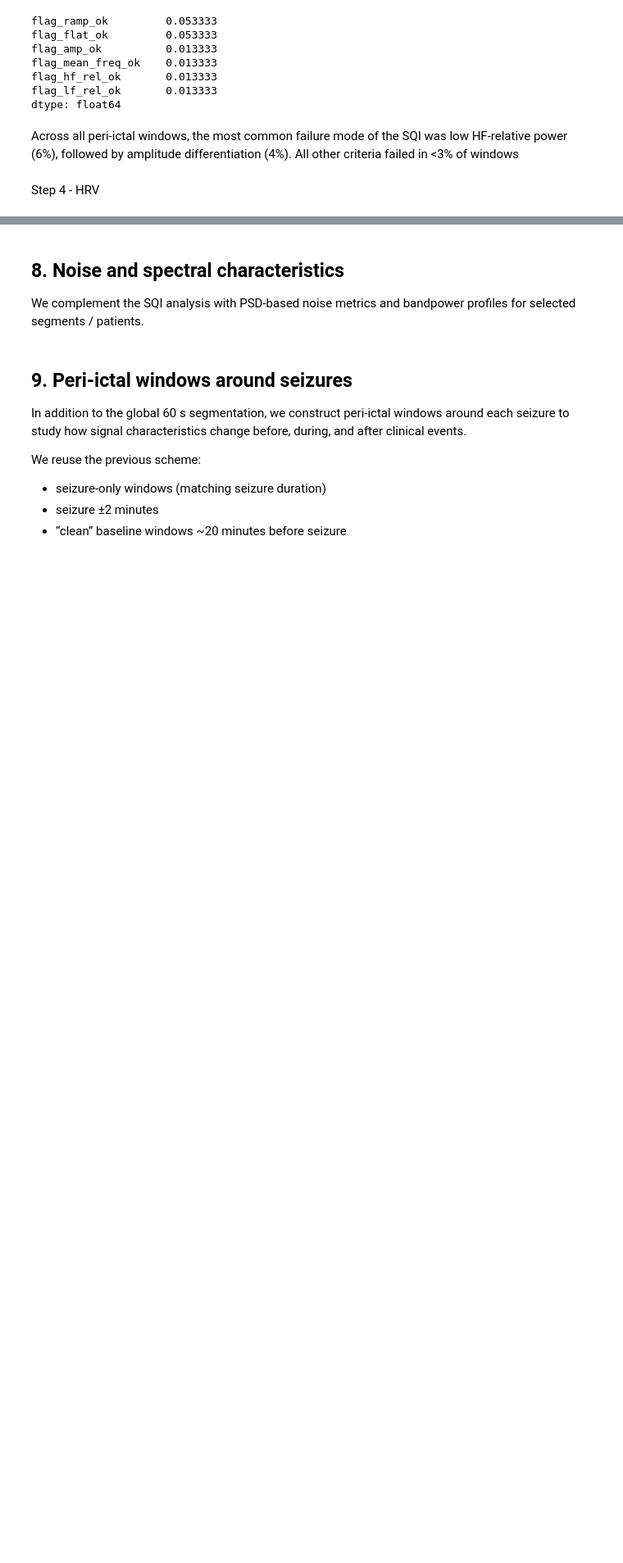
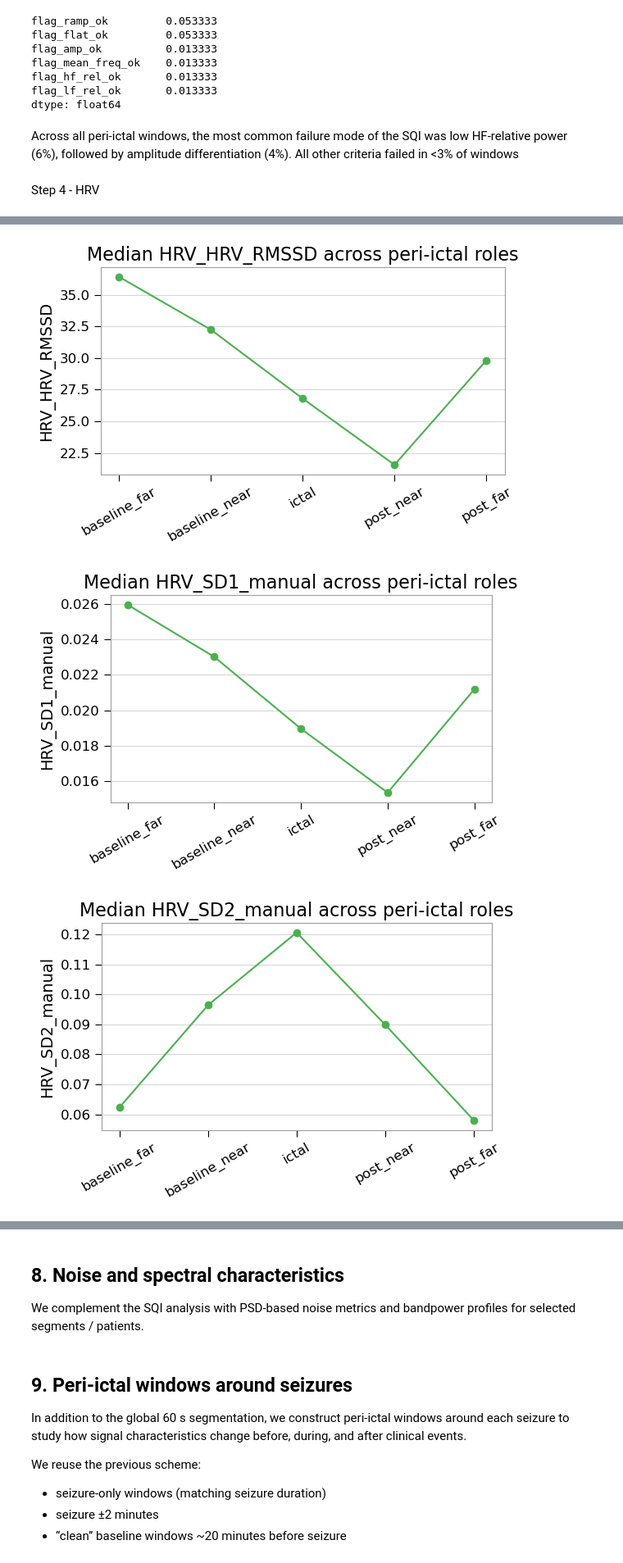
Before and after one commit to AU668208/Epilepsy_MasterThesis, a Jupyter notebook: Study3_Analysis.ipynb, the cells around one changed output, grey strips where cells are left out. Shown at 82% size. Saved outputs shown, nothing was run; the diff lists cells and outputs as text; code cells hidden in the pictures; blank space fills up the shorter version.

```diff
--- a/Study3_Analysis.ipynb
+++ b/Study3_Analysis.ipynb
@@ -795,0 +902,24 @@ df_all_hrv.head()
+# %%
+def plot_hrv_median_curve(feature: str):
+    med = (
+        df_hrv_short
+        .groupby("role")[feature]
+        .median()
+        .reindex(roles_order)
+    )
+
+    plt.figure(figsize=(6, 4))
+    plt.plot(roles_order, med.values, marker="o")
+    plt.title(f"Median {feature} across peri-ictal roles")
+    plt.ylabel(feature)
+    plt.xticks(rotation=30)
+    plt.tight_layout()
+    plt.show()
+
+plot_hrv_median_curve("HRV_HRV_RMSSD")
+plot_hrv_median_curve("HRV_SD1_manual")
+plot_hrv_median_curve("HRV_SD2_manual")
+# %% [output]
+[figure, added]
+[figure, added]
+[figure, added]
```
Also changed, not shown: parts of 24 cells of this notebook, 3 other files.
